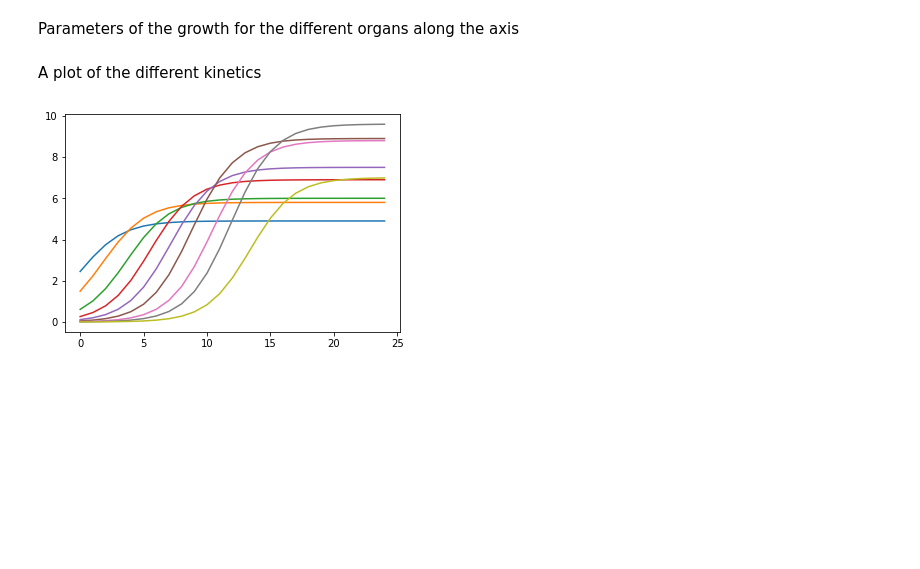
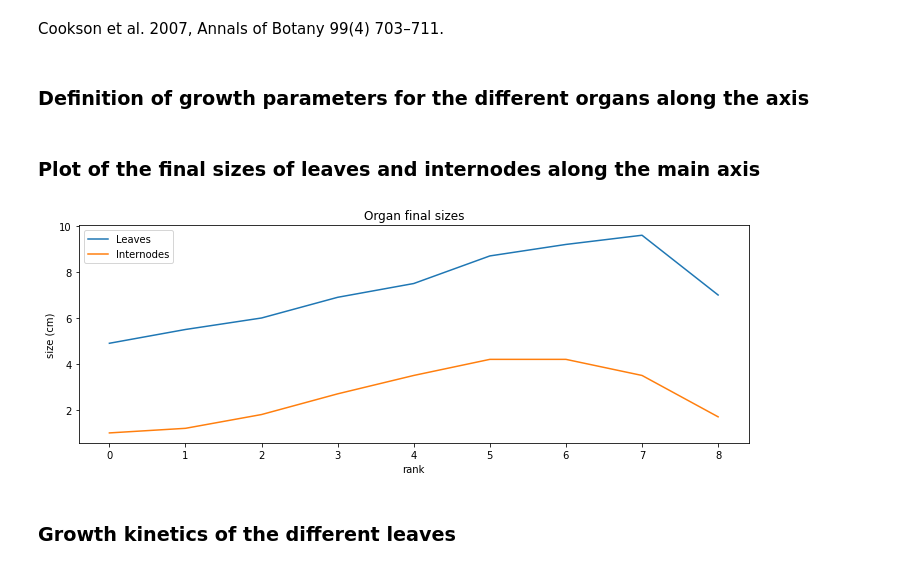
Before and after one commit to fredboudon/fspm2020, a Jupyter notebook: examples/Integration.ipynb, the cells around one changed output. Saved outputs shown, nothing was run; the diff lists cells and outputs as text; code cells hidden in the pictures; blank space fills up the shorter version.

```diff
--- a/examples/Integration.ipynb
+++ b/examples/Integration.ipynb
@@ -14,10 +20,12 @@ from math import exp
 
 def growth_logistic(ttime, finalsize, tip, b):
     return finalsize / (1 + exp(-(ttime-tip)/b ))
+# %% [markdown]
+Cookson et al. 2007, Annals of Botany 99(4) 703–711.
 # %% [markdown]
-Parameters of the growth for the different organs along the axis
+### Definition of growth parameters for the different organs along the axis
 # %%
-LLeaf = [4.9, 5.8, 6., 6.9, 7.5, 8.9, 8.8, 9.6, 7.]
+LLeaf = [4.9, 5.5, 6., 6.9, 7.5, 8.7, 9.2, 9.6, 7.]
 tipLeaf = [0.0, 1.8, 3.7, 5.5, 7.1, 8.8, 10.4, 11.9, 13.4]
 bLeaf = 1.7
 
@@ -31,12 +39,16 @@ dt = 0.1
 
 leaf_size = lambda i, t: growth_logistic(t, LLeaf[i], tipLeaf[i], bLeaf)
 internode_size = lambda i, t: growth_logistic(t, LIn[i], tipIn[i], bIn)
+# %% [markdown]
+### Plot of the final sizes of leaves and internodes along the main axis
+# %%
+plt.figure(figsize=(12,4))
+plt.plot(LLeaf,label='Leaves')
+plt.plot(LIn, label = 'Internodes')
+plt.xlabel('rank');plt.ylabel('size (cm)')
+plt.title('Organ final sizes');plt.legend()
+plt.show()
+# %% [output]
+[figure, added]
 # %% [markdown]
-A plot of the different kinetics
+### Growth kinetics of the different leaves
-# %%
-timerange = range(0,maxTime)
-for i in range(nbMetamers):
-    plt.plot(timerange,[leaf_size(i,t) for t in timerange] )
-plt.show()
-# %% [output]
-[figure, removed]
```
Also changed, not shown: parts of 9 cells of this notebook, 4 other files.
